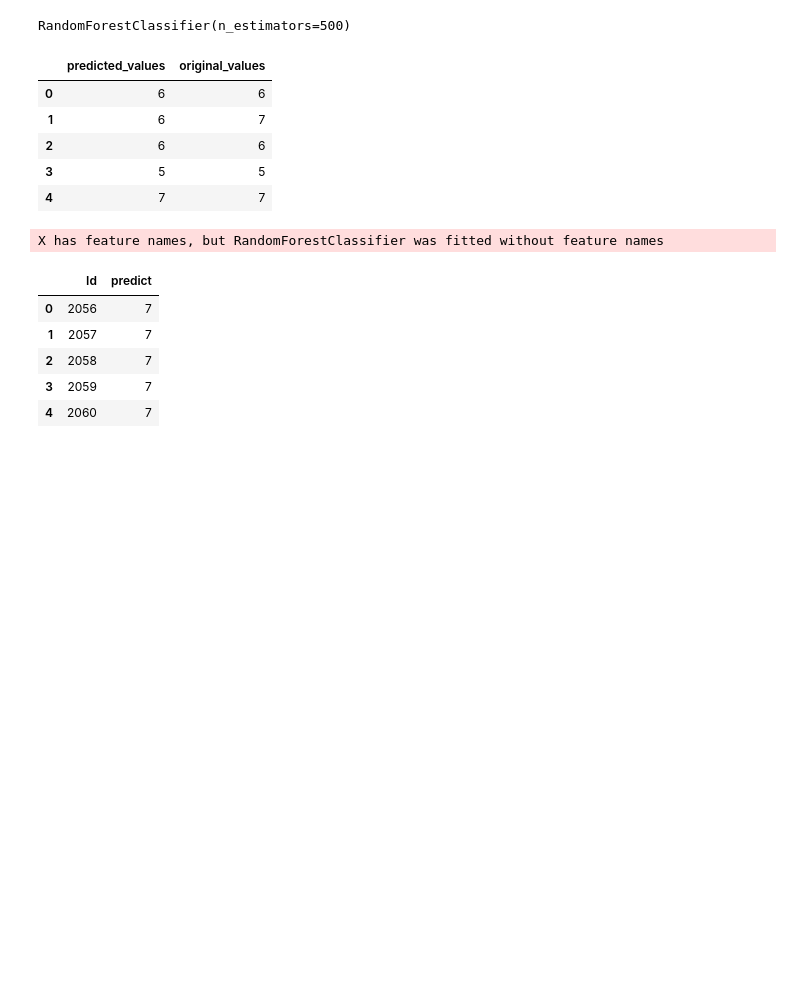
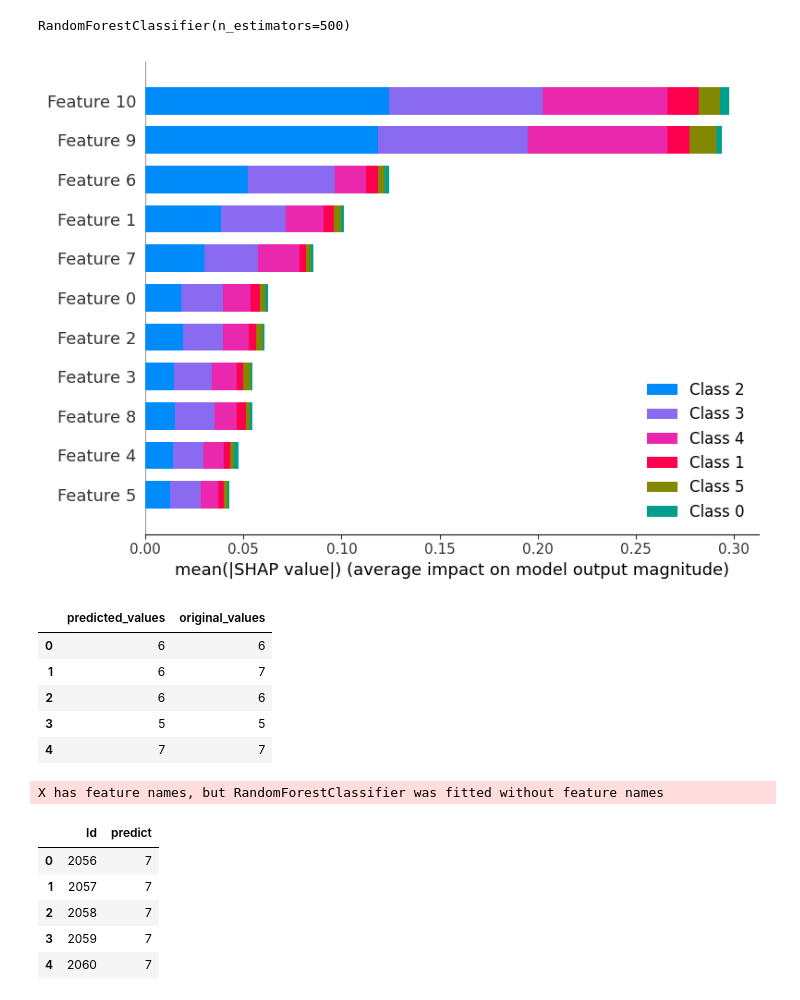
Before and after one commit to WineQualityAnalysis/WineQualityKaggle, a Jupyter notebook: Ordinal_Regression_with_Tabular_Wine_Quality_Dataset.ipynb, the cells around one changed output. Saved outputs shown, nothing was run; the diff lists cells and outputs as text; code cells hidden in the pictures; blank space fills up the shorter version.

```diff
--- a/Ordinal_Regression_with_Tabular_Wine_Quality_Dataset.ipynb
+++ b/Ordinal_Regression_with_Tabular_Wine_Quality_Dataset.ipynb
@@ -599,6 +598,14 @@ Rand_f1=RandomForestClassifier(max_features = 'sqrt', n_estimators = 500)
 Rand_f1.fit(x_train,y_train)
 # %% [output]
 RandomForestClassifier(n_estimators=500)
+# %%
+# compute SHAP values
+
+explainer = shap.TreeExplainer(Rand_f1)
+shap_values = explainer.shap_values(x_train)
+shap.summary_plot(shap_values, x_train)
+# %% [output]
+[figure, added]
 # %%
 #making the prediction for test data
 pred=Rand_f1.predict(x_test)
```
Also changed, not shown: parts of 9 cells of this notebook.
